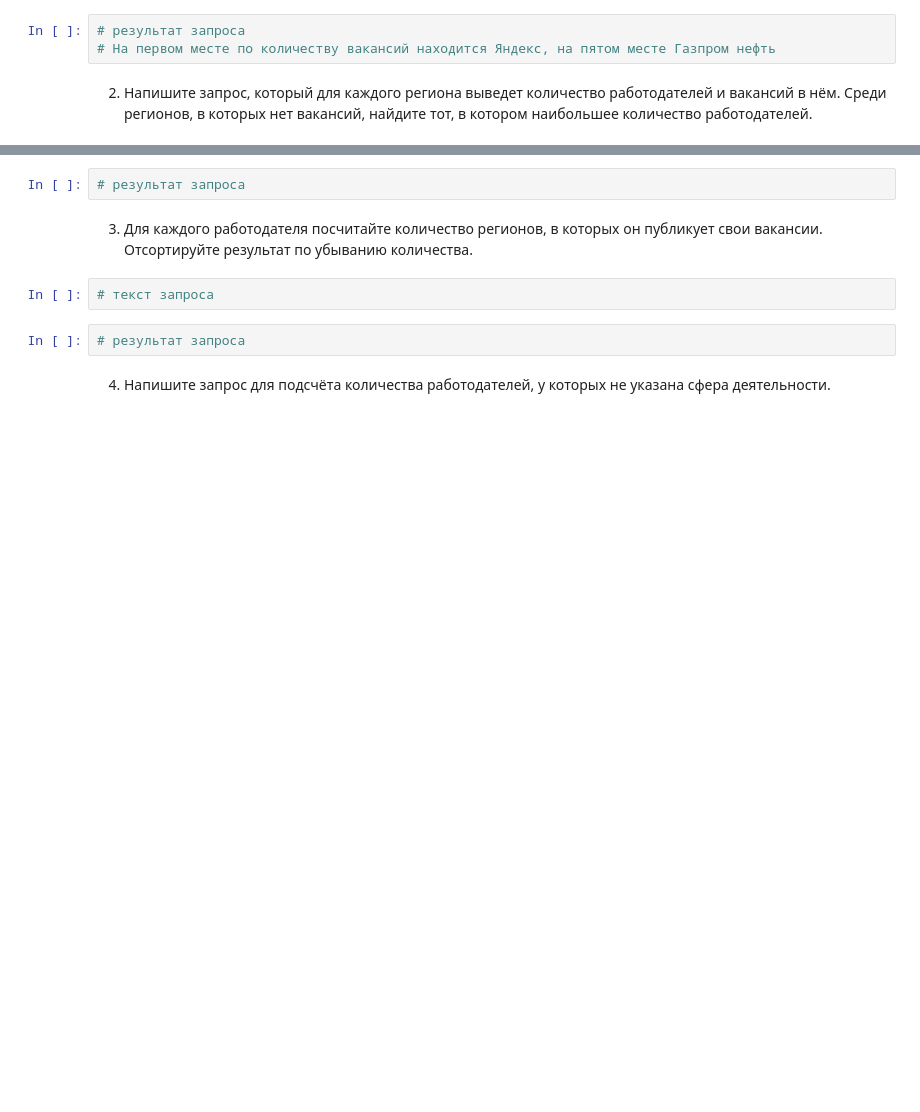
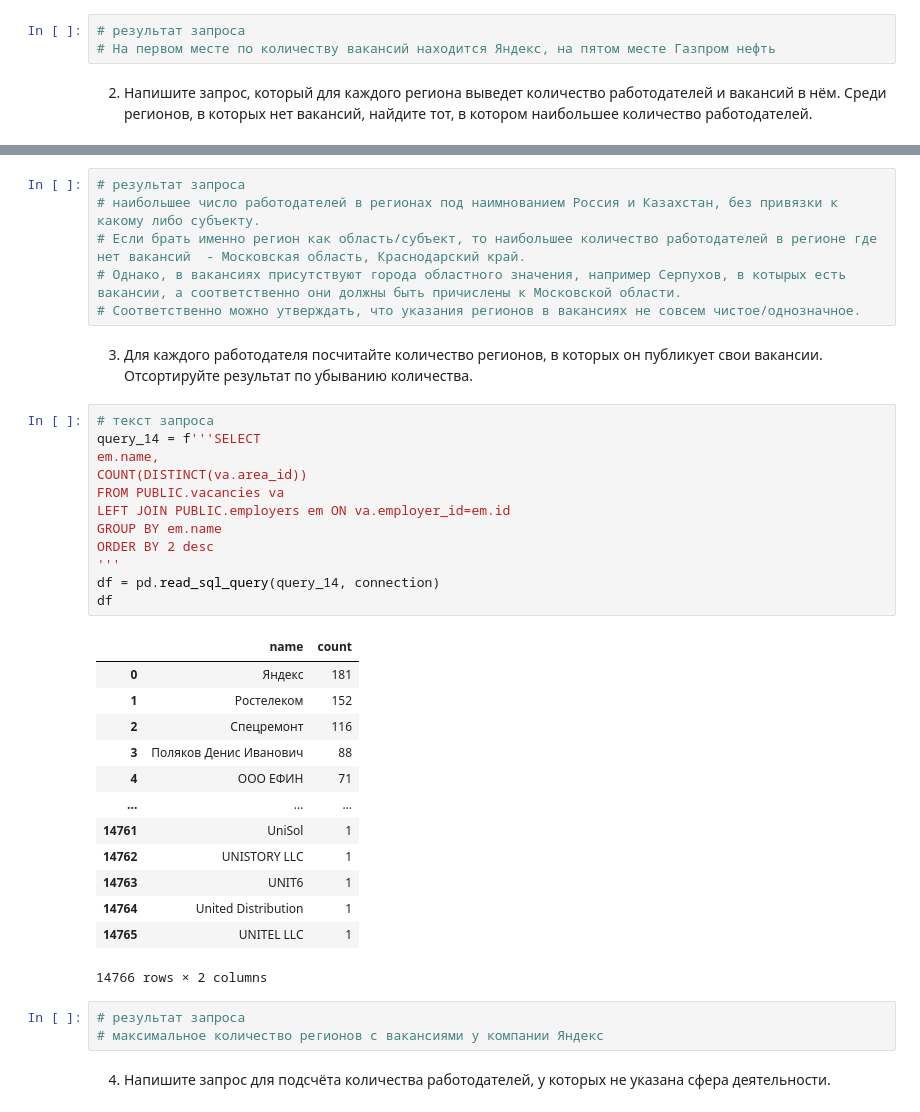
Before and after one commit to NikolayRevenkov/SF_DS, a Jupyter notebook: Project_2/Project_2.ipynb, the cells around one changed output, grey strips where cells are left out. Drawn from its saved outputs; the diff is of its cells as text; blank space fills up the shorter version.

```diff
--- a/Project_2/Project_2.ipynb
+++ b/Project_2/Project_2.ipynb
@@ -259,11 +282,40 @@ df
 # %%
 # результат запроса
+# наибольшее число работодателей в регионах под наимнованием Россия и Казахстан, без привязки к какому либо субъекту.
+# Если брать именно регион как область/субъект, то наибольшее количество работодателей в регионе где нет вакансий  - Московская область, Краснодарский край.
+# Однако, в вакансиях присутствуют города областного значения, например Серпухов, в котырых есть вакансии, а соответственно они должны быть причислены к Московской области.
+# Соответственно можно утверждать, что указания регионов в вакансиях не совсем чистое/однозначное.
 # %% [markdown]
 3. Для каждого работодателя посчитайте количество регионов, в которых он публикует свои вакансии. Отсортируйте результат по убыванию количества.
 # %%
 # текст запроса
+query_14 = f'''SELECT
+em.name,
+COUNT(DISTINCT(va.area_id))
+FROM PUBLIC.vacancies va
+LEFT JOIN PUBLIC.employers em ON va.employer_id=em.id
+GROUP BY em.name
+ORDER BY 2 desc
+'''
+df = pd.read_sql_query(query_14, connection)
+df
+# %% [output]
+|  | name | count |
+| 0 | Яндекс | 181 |
+| 1 | Ростелеком | 152 |
+| 2 | Спецремонт | 116 |
+| 3 | Поляков Денис Иванович | 88 |
+| 4 | ООО ЕФИН | 71 |
+| ... | ... | ... |
+| 14761 | UniSol | 1 |
+| 14762 | UNISTORY LLC | 1 |
+| 14763 | UNIT6 | 1 |
+| 14764 | United Distribution | 1 |
+| 14765 | UNITEL LLC | 1 |
+14766 rows × 2 columns
 # %%
 # результат запроса
+# максимальное количество регионов с вакансиями у компании Яндекс
 # %% [markdown]
 4. Напишите запрос для подсчёта количества работодателей, у которых не указана сфера деятельности.
 # %%
```
Also changed, not shown: parts of 4 cells of this notebook.
